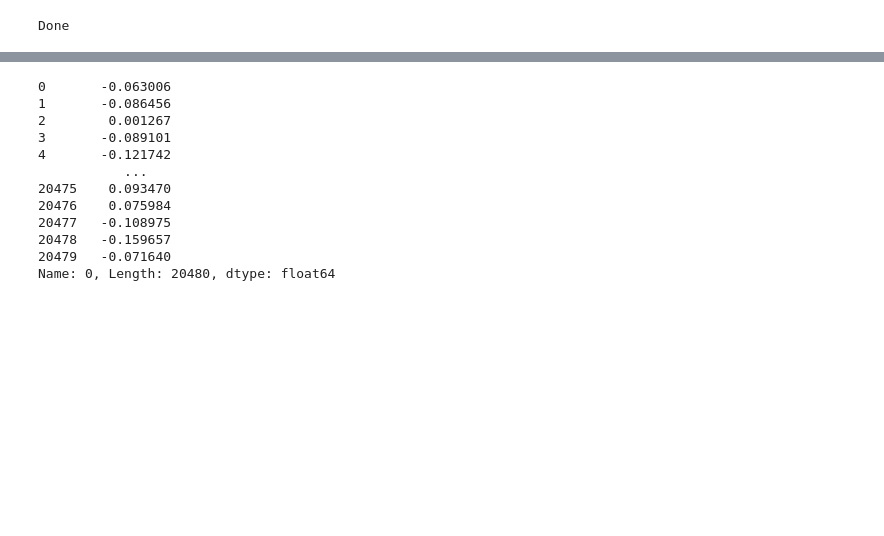
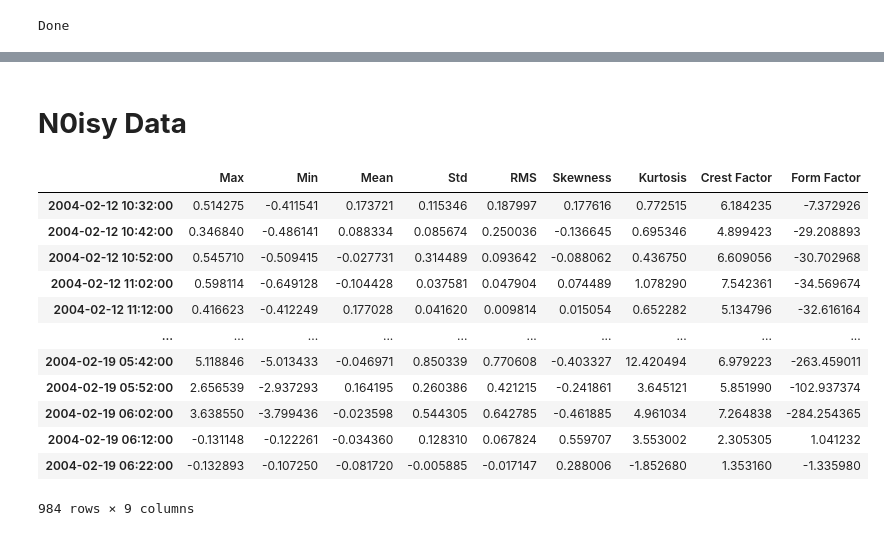
Before and after one commit to ImajiPietersz/FYP, a Jupyter notebook: NASA_GAN.ipynb, the cells around one changed output, grey strips where cells are left out. Drawn from its saved outputs; the diff is of its cells as text; code cells hidden in the pictures; blank space fills up the shorter version.

```diff
--- a/NASA_GAN.ipynb
+++ b/NASA_GAN.ipynb
@@ -63,4 +135,6 @@ def gaussian_noise(x,mu,std):
     noise = np.random.normal(mu, std, size = x.shape)
     x_noisy = x + noise
     return x_noisy
+# %% [markdown]
+# **N0isy Data**
 # %%
@@ -68,15 +141,0 @@ noisy = gaussian_noise(dataset, mu,std)
-# %%
-noisy[0]
-# %% [output]
-0       -0.063006
-1       -0.086456
-2        0.001267
-3       -0.089101
-4       -0.121742
-           ...
-20475    0.093470
-20476    0.075984
-20477   -0.108975
-20478   -0.159657
-20479   -0.071640
-Name: 0, Length: 20480, dtype: float64
@@ -85,2 +142,18 @@ import matplotlib.pyplot as plt
+# %%
+noisy_df
+# %% [output]
+|  | Max | Min | Mean | Std | RMS | Skewness | Kurtosis | Crest Factor | Form Factor |
+| 2004-02-12 10:32:00 | 0.514275 | -0.411541 | 0.173721 | 0.115346 | 0.187997 | 0.177616 | 0.772515 | 6.184235 | -7.372926 |
+| 2004-02-12 10:42:00 | 0.346840 | -0.486141 | 0.088334 | 0.085674 | 0.250036 | -0.136645 | 0.695346 | 4.899423 | -29.208893 |
+| 2004-02-12 10:52:00 | 0.545710 | -0.509415 | -0.027731 | 0.314489 | 0.093642 | -0.088062 | 0.436750 | 6.609056 | -30.702968 |
+| 2004-02-12 11:02:00 | 0.598114 | -0.649128 | -0.104428 | 0.037581 | 0.047904 | 0.074489 | 1.078290 | 7.542361 | -34.569674 |
+| 2004-02-12 11:12:00 | 0.416623 | -0.412249 | 0.177028 | 0.041620 | 0.009814 | 0.015054 | 0.652282 | 5.134796 | -32.616164 |
+| ... | ... | ... | ... | ... | ... | ... | ... | ... | ... |
+| 2004-02-19 05:42:00 | 5.118846 | -5.013433 | -0.046971 | 0.850339 | 0.770608 | -0.403327 | 12.420494 | 6.979223 | -263.459011 |
+| 2004-02-19 05:52:00 | 2.656539 | -2.937293 | 0.164195 | 0.260386 | 0.421215 | -0.241861 | 3.645121 | 5.851990 | -102.937374 |
+| 2004-02-19 06:02:00 | 3.638550 | -3.799436 | -0.023598 | 0.544305 | 0.642785 | -0.461885 | 4.961034 | 7.264838 | -284.254365 |
+| 2004-02-19 06:12:00 | -0.131148 | -0.122261 | -0.034360 | 0.128310 | 0.067824 | 0.559707 | 3.553002 | 2.305305 | 1.041232 |
+| 2004-02-19 06:22:00 | -0.132893 | -0.107250 | -0.081720 | -0.005885 | -0.017147 | 0.288006 | -1.852680 | 1.353160 | -1.335980 |
+984 rows × 9 columns
 # %%
 plt.figure(figsize=(20,5))
```
Also changed, not shown: parts of 30 cells of this notebook.
